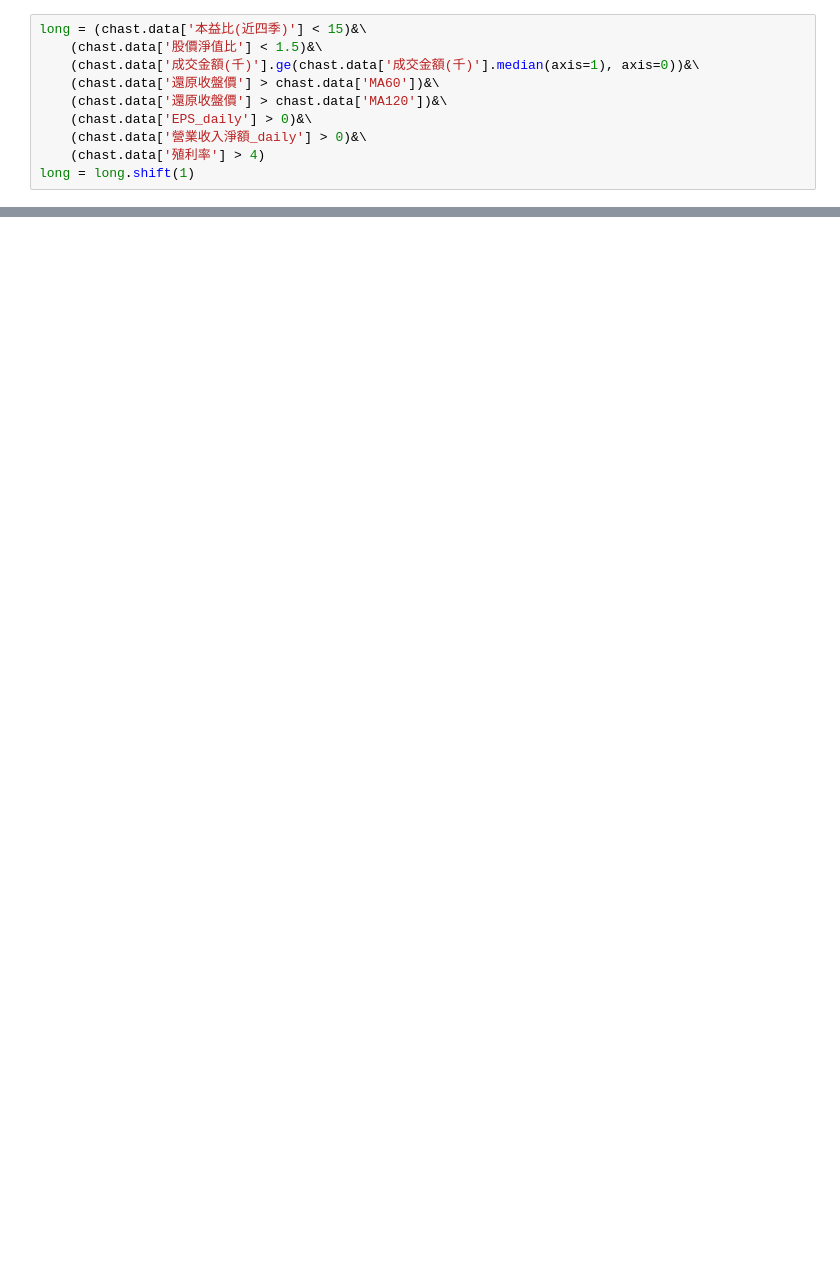
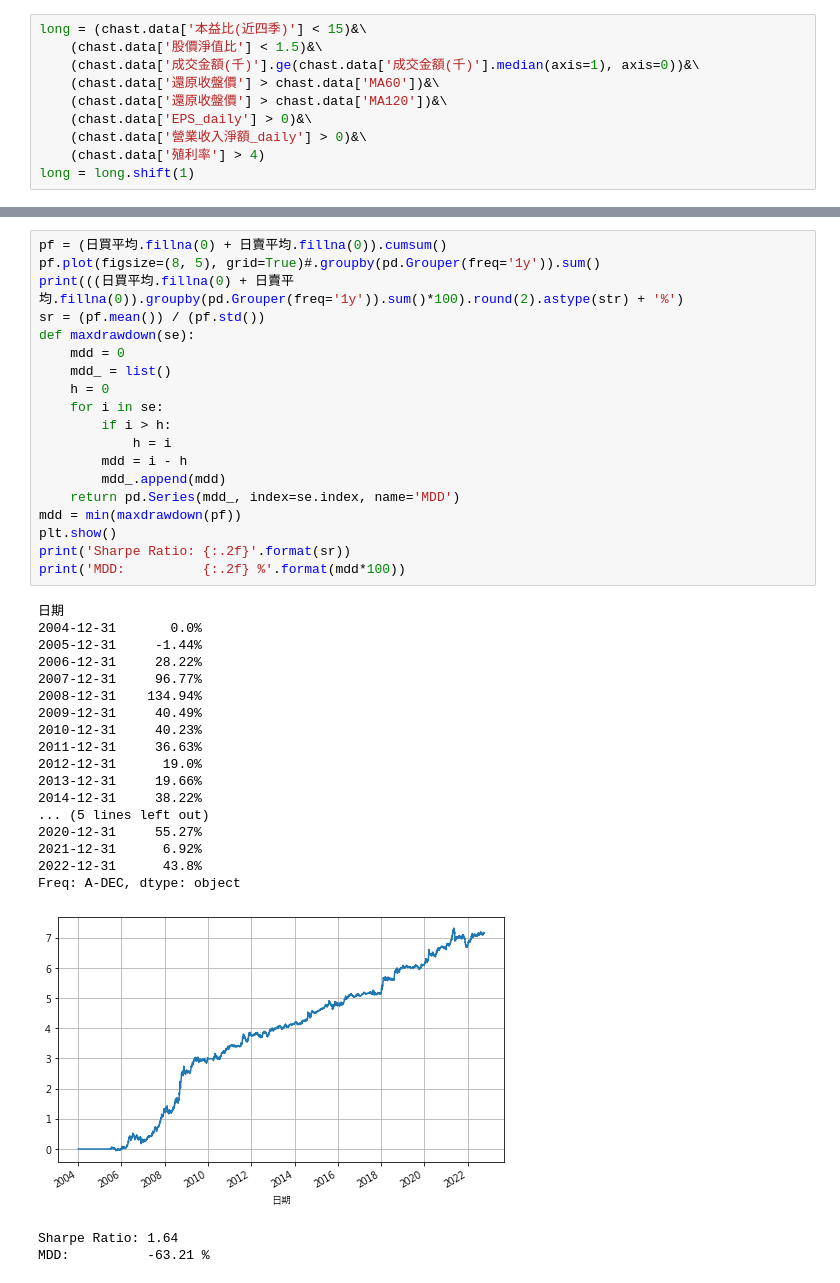
Before and after one commit to Chastely00/Chast, a Jupyter notebook: 價值股策略.ipynb, the cells around one changed output, grey strips where cells are left out. Saved outputs shown, nothing was run; the diff lists cells and outputs as text; blank space fills up the shorter version.

```diff
--- a/價值股策略.ipynb
+++ b/價值股策略.ipynb
@@ -341,0 +438,40 @@ Freq: A-DEC, dtype: float64
+# %%
+pf = (日買平均.fillna(0) + 日賣平均.fillna(0)).cumsum()
+pf.plot(figsize=(8, 5), grid=True)#.groupby(pd.Grouper(freq='1y')).sum()
+print(((日買平均.fillna(0) + 日賣平均.fillna(0)).groupby(pd.Grouper(freq='1y')).sum()*100).round(2).astype(str) + '%')
+sr = (pf.mean()) / (pf.std())
+def maxdrawdown(se):
+    mdd = 0
+    mdd_ = list()
+    h = 0
+    for i in se:
+        if i > h:
+            h = i
+        mdd = i - h
+        mdd_.append(mdd)
+    return pd.Series(mdd_, index=se.index, name='MDD')
+mdd = min(maxdrawdown(pf))
+plt.show()
+print('Sharpe Ratio: {:.2f}'.format(sr))
+print('MDD:          {:.2f} %'.format(mdd*100))
+# %% [output]
+日期
+2004-12-31       0.0%
+2005-12-31     -1.44%
+2006-12-31     28.22%
+2007-12-31     96.77%
+2008-12-31    134.94%
+2009-12-31     40.49%
+2010-12-31     40.23%
+2011-12-31     36.63%
+2012-12-31      19.0%
+2013-12-31     19.66%
+2014-12-31     38.22%
+... (5 lines left out)
+2020-12-31     55.27%
+2021-12-31      6.92%
+2022-12-31      43.8%
+Freq: A-DEC, dtype: object
+[figure, added]
+Sharpe Ratio: 1.64
+MDD:          -63.21 %
```
Also changed, not shown: parts of 17 cells of this notebook, 2 other files.
